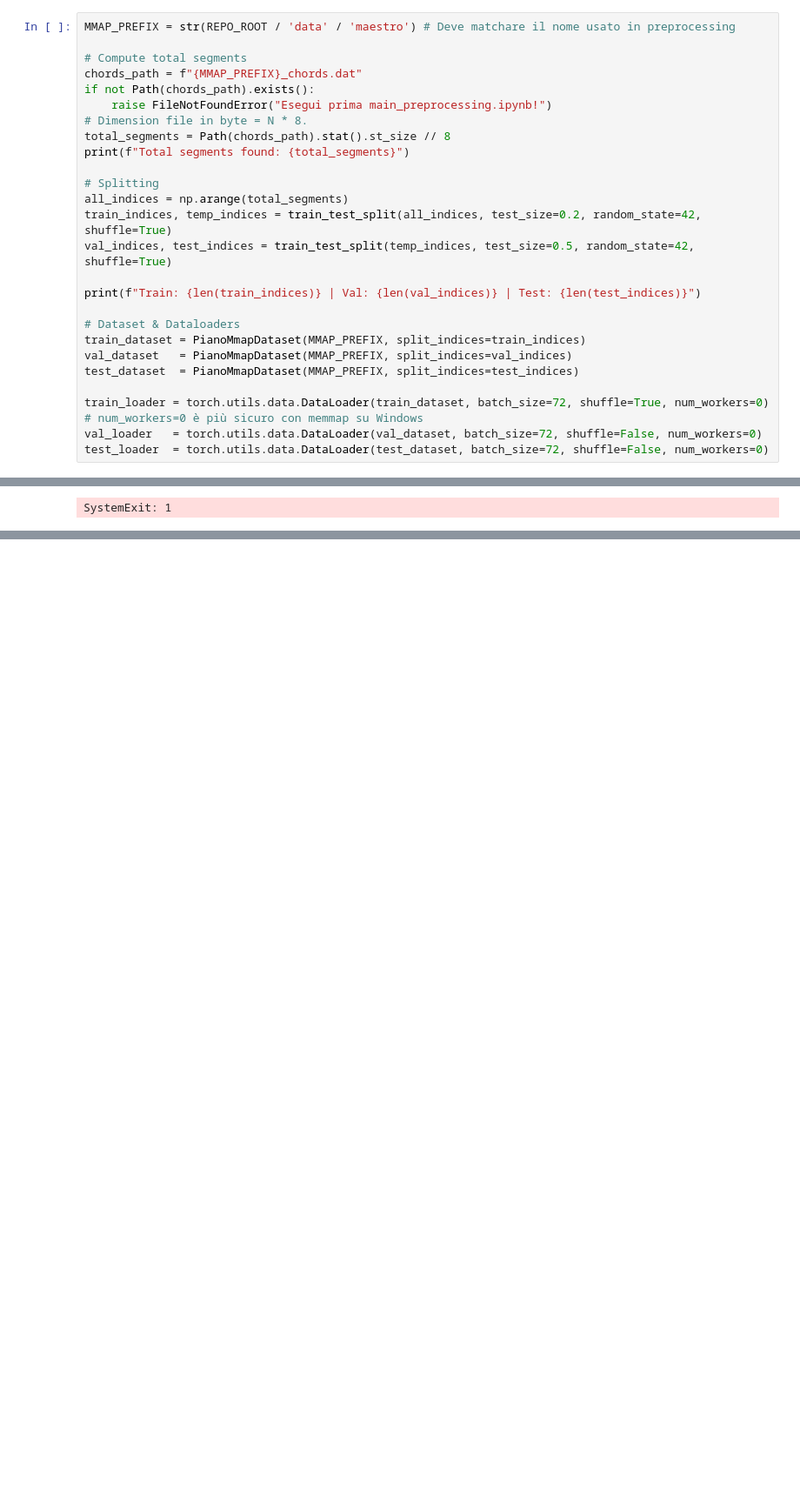
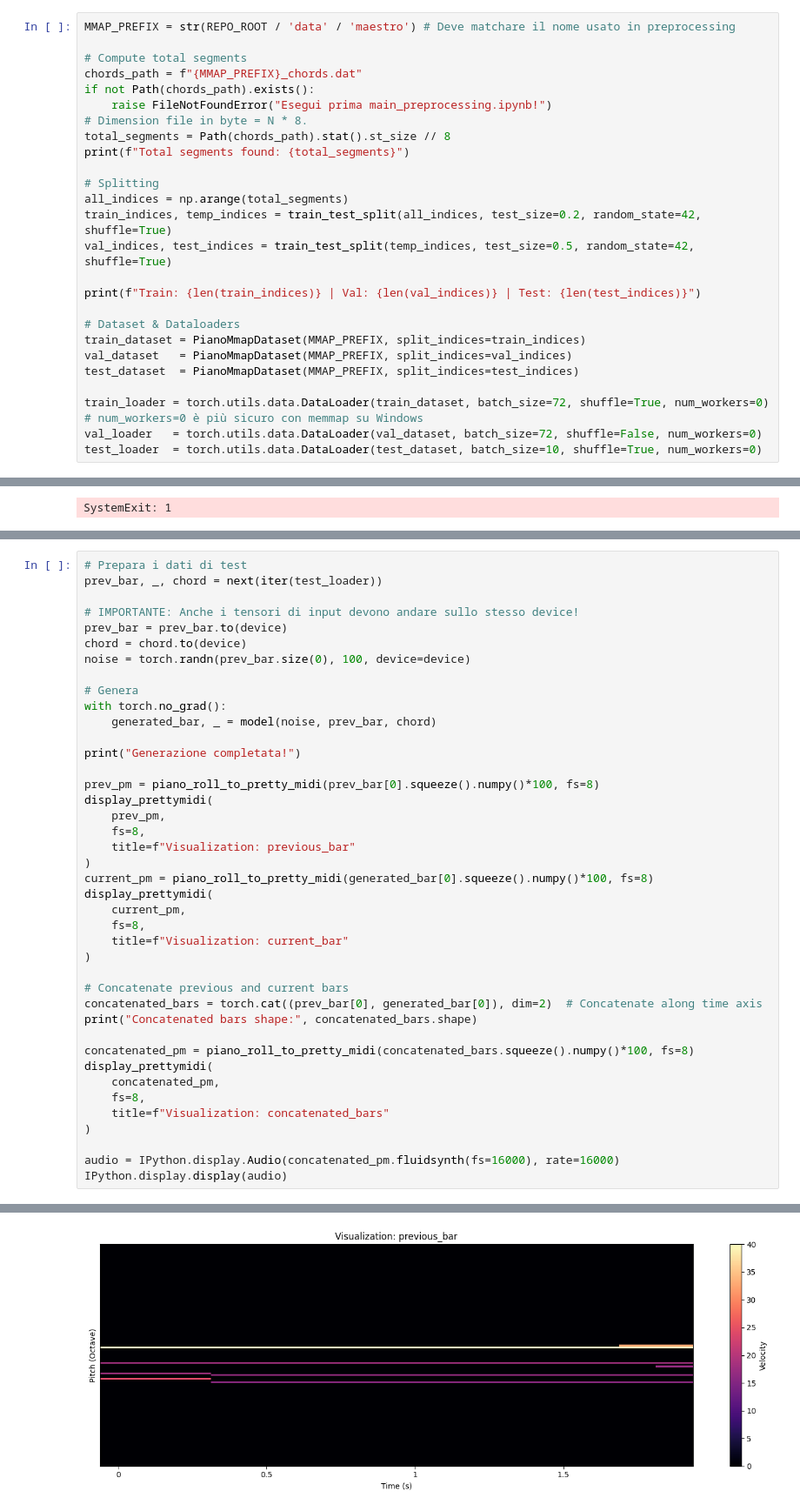
Before and after one commit to Andre1372/NNDL-project, a Jupyter notebook: notebooks/main_training.ipynb, the cells around one changed output, grey strips where cells are left out. Shown at 87% size. Cells and saved outputs as stored; diff of their text form; blank space fills up the shorter version.

```diff
--- a/notebooks/main_training.ipynb
+++ b/notebooks/main_training.ipynb
@@ -50,7 +50,7 @@ test_dataset  = PianoMmapDataset(MMAP_PREFIX, split_indices=test_indices)
 
 train_loader = torch.utils.data.DataLoader(train_dataset, batch_size=72, shuffle=True, num_workers=0) # num_workers=0 è più sicuro con memmap su Windows
 val_loader   = torch.utils.data.DataLoader(val_dataset, batch_size=72, shuffle=False, num_workers=0)
-test_loader  = torch.utils.data.DataLoader(test_dataset, batch_size=72, shuffle=False, num_workers=0)
+test_loader  = torch.utils.data.DataLoader(test_dataset, batch_size=10, shuffle=True, num_workers=0)
 # %% [output]
 Total segments found: 39680
 Train: 31744 | Val: 3968 | Test: 3968
@@ -402,0 +391,42 @@ Test Result - Cosine Similarity: 0.7007
+# %%
+# Prepara i dati di test
+prev_bar, _, chord = next(iter(test_loader))
+
+# IMPORTANTE: Anche i tensori di input devono andare sullo stesso device!
+prev_bar = prev_bar.to(device)
+chord = chord.to(device)
+noise = torch.randn(prev_bar.size(0), 100, device=device)
+
+# Genera
+with torch.no_grad():
+    generated_bar, _ = model(noise, prev_bar, chord)
+
+print("Generazione completata!")
+
+prev_pm = piano_roll_to_pretty_midi(prev_bar[0].squeeze().numpy()*100, fs=8)
+display_prettymidi(
+    prev_pm,
+    fs=8,
+    title=f"Visualization: previous_bar"
+)
+current_pm = piano_roll_to_pretty_midi(generated_bar[0].squeeze().numpy()*100, fs=8)
+display_prettymidi(
+    current_pm,
+    fs=8,
+    title=f"Visualization: current_bar"
+)
+
+# Concatenate previous and current bars
+concatenated_bars = torch.cat((prev_bar[0], generated_bar[0]), dim=2)  # Concatenate along time axis
+print("Concatenated bars shape:", concatenated_bars.shape)
+
+concatenated_pm = piano_roll_to_pretty_midi(concatenated_bars.squeeze().numpy()*100, fs=8)
+display_prettymidi(
+    concatenated_pm,
+    fs=8,
+    title=f"Visualization: concatenated_bars"
+)
+
+audio = IPython.display.Audio(concatenated_pm.fluidsynth(fs=16000), rate=16000)
+IPython.display.display(audio)
+# %% [output]
@@ -402,0 +434 @@ Test Result - Cosine Similarity: 0.7007
+[figure, added]
```
Also changed, not shown: parts of 9 cells of this notebook, 3 other files.
